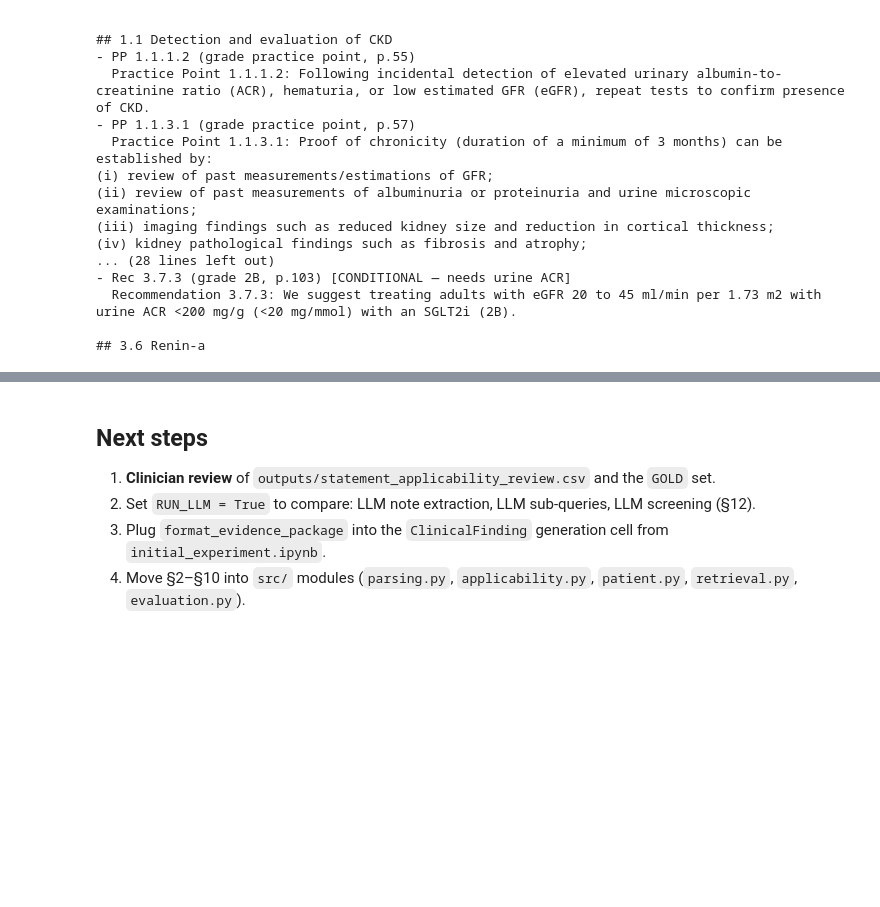
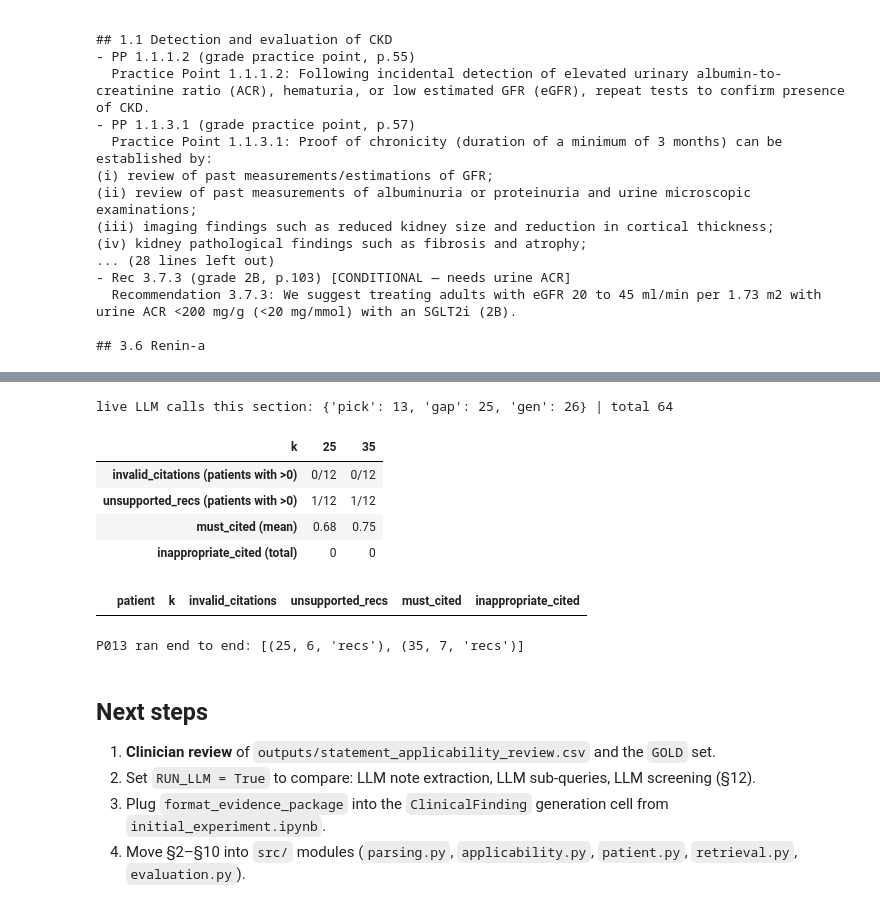
Before and after one commit to azraDS/clinical-assistant, a Jupyter notebook: notebooks/02_retrieval_pipeline.ipynb, the cells around one changed output, grey strips where cells are left out. Saved outputs shown, nothing was run; the diff lists cells and outputs as text; code cells hidden in the pictures; blank space fills up the shorter version.

```diff
--- a/notebooks/02_retrieval_pipeline.ipynb
+++ b/notebooks/02_retrieval_pipeline.ipynb
@@ -2206,3 +2342,66 @@ DERIVED: {"is_adult": true, "gfr_category": "G3a", "acr_category": null, "risk_c
+# %%
+P013_NOTE = ("69F T2D + HTN. eGFR 44 (was 58 a year ago), ACR 260. On metformin 500 bd, amlodipine 5, atorvastatin. "
+             "BP 146/88. Not on ACEi/ARB - had a cough on lisinopril years ago. Is metformin dose OK and what else should we add?")
+P013_STATE = {"age": 69, "sex": "F", "egfr": 44.0, "egfr_date": "2026-06-20", "acr_mg_g": 260.0, "potassium": 4.8,
+              "sbp": 146, "known_ckd": False, "hypertension": True, "diabetes": "type_2", "heart_failure": None,
+              "on_dialysis": False, "kidney_transplant": False, "pregnant": None,
+              "medications": ["Amlodipine 5 mg daily", "Atorvastatin 20 mg daily", "Metformin 500 mg twice daily",
+                              "amlodipine 5", "atorvastatin", "metformin 500 bd"],
+              "symptoms": [], "concerns": ["Is metformin dose OK", "What else should we add?"]}
+pkg_states["P013"] = PkgPatientState(**P013_STATE)
+pkg_elig["P013"] = label_statement_eligibility(kb, pkg_states["P013"])
+notes_14 = {**visit_notes, "P013": P013_NOTE}
+
+
+def run_end_to_end(pid, k):
+    st, note = pkg_states[pid], notes_14[pid]
+    pkg = pkg_build_evidence(kb, index, st, note, strategy=pkg_config.PIPELINE_STRATEGY, k=k,
+                             eligibility_labels=pkg_elig[pid])
+    review = CareReview(**pkg_cached(
+        "gen", f"{k}|{note}|{json.dumps(pkg, sort_keys=True, default=str)}",
+        lambda: generate_care_review(note, pkg).model_dump()))
+    return attach_provenance(kb, review, pkg)
+
+
+e2e = {}
+rows = []
+for pid in [*GOLD, "P013"]:
+    for k in (25, 35):
+        res = e2e[(pid, k)] = run_end_to_end(pid, k)
+        cited = {sid for r in res["recommendations"] for sid in r["statement_ids"]}
+        gold = GOLD.get(pid)
+        rows.append({
+            "patient": pid, "k": k,
+            "invalid_citations": len(res["invalid_citations"]),
+            "unsupported_recs": sum(r["unsupported"] for r in res["recommendations"]),
+            "must_cited": (round(len(cited & set(gold["must"])) / len(gold["must"]), 2)
+                           if gold and gold["must"] else None),
+            "inappropriate_cited": sorted(cited & set(gold["inappropriate"])) if gold else None,
+        })
+e2e_df = pd.DataFrame(rows)
+(OUTPUT_DIR / "e2e_check_k25_k35.json").write_text(json.dumps(
+    {f"{pid}@{k}": res for (pid, k), res in e2e.items()}, indent=1, ensure_ascii=False, default=str))
+print("live LLM calls this section:", dict(live_calls), "| total", sum(live_calls.values()))
+
+g = e2e_df[e2e_df.patient != "P013"]
+summary = pd.DataFrame({
+    "invalid_citations (patients with >0)": g.groupby("k")["invalid_citations"].apply(lambda s: f"{(s > 0).sum()}/{len(s)}"),
+    "unsupported_recs (patients with >0)": g.groupby("k")["unsupported_recs"].apply(lambda s: f"{(s > 0).sum()}/{len(s)}"),
+    "must_cited (mean)": g.groupby("k")["must_cited"].mean().round(2),
+    "inappropriate_cited (total)": g.groupby("k")["inappropriate_cited"].apply(lambda s: sum(len(x) for x in s)),
+}).T
+display(summary)
+display(e2e_df[e2e_df.inappropriate_cited.map(bool)])
+print("P013 ran end to end:", [(k, len(e2e[("P013", k)]["recommendations"]), "recs") for k in (25, 35)])
+# %% [output]
+live LLM calls this section: {'pick': 13, 'gap': 25, 'gen': 26} | total 64
+| k | 25 | 35 |
+| invalid_citations (patients with >0) | 0/12 | 0/12 |
+| unsupported_recs (patients with >0) | 1/12 | 1/12 |
+| must_cited (mean) | 0.68 | 0.75 |
+| inappropriate_cited (total) | 0 | 0 |
+|  | patient | k | invalid_citations | unsupported_recs | must_cited | inappropriate_cited |
+P013 ran end to end: [(25, 6, 'recs'), (35, 7, 'recs')]
 # %% [markdown]
 ## Next steps
 
```
Also changed, not shown: parts of 5 cells of this notebook, 3 other files.
